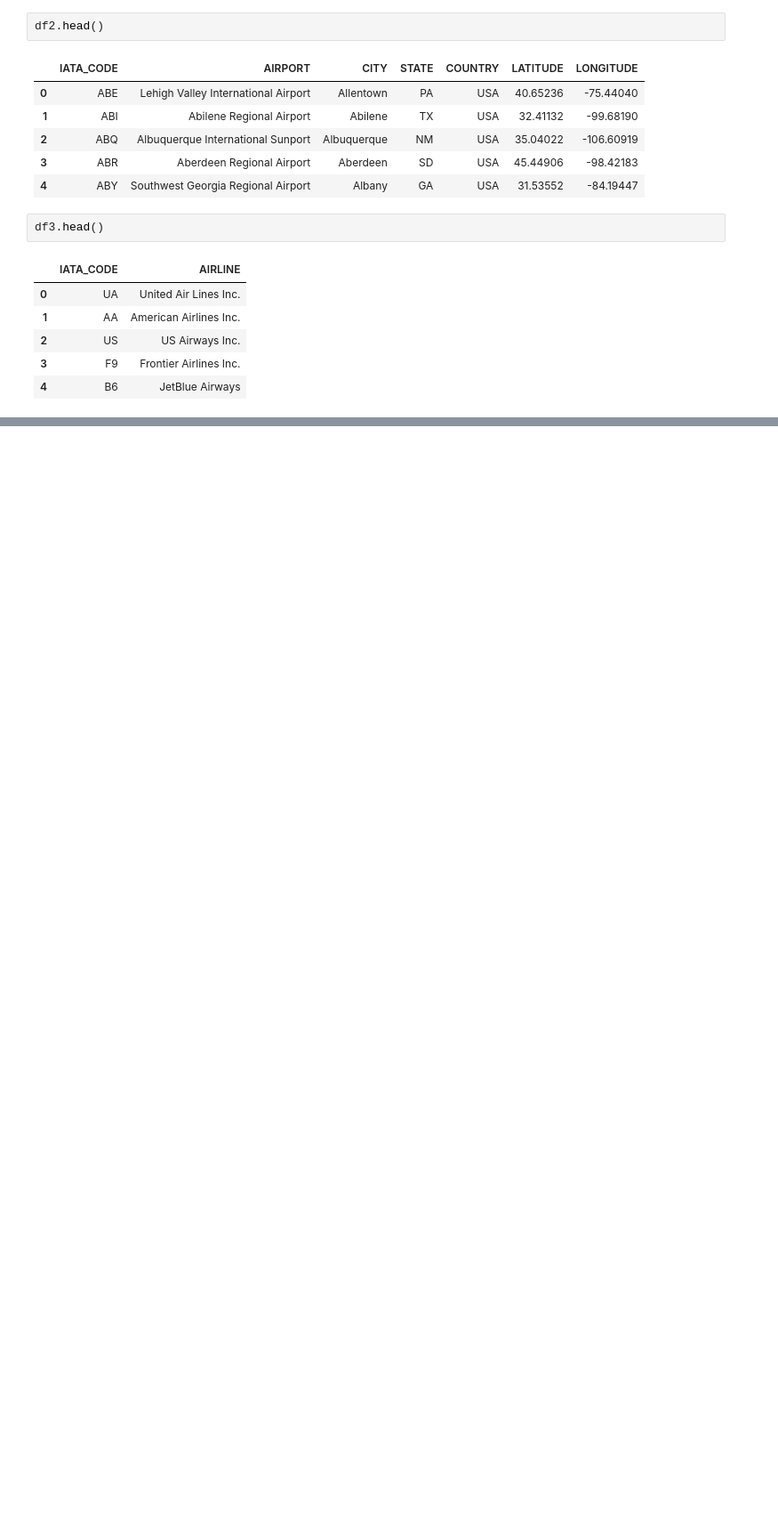
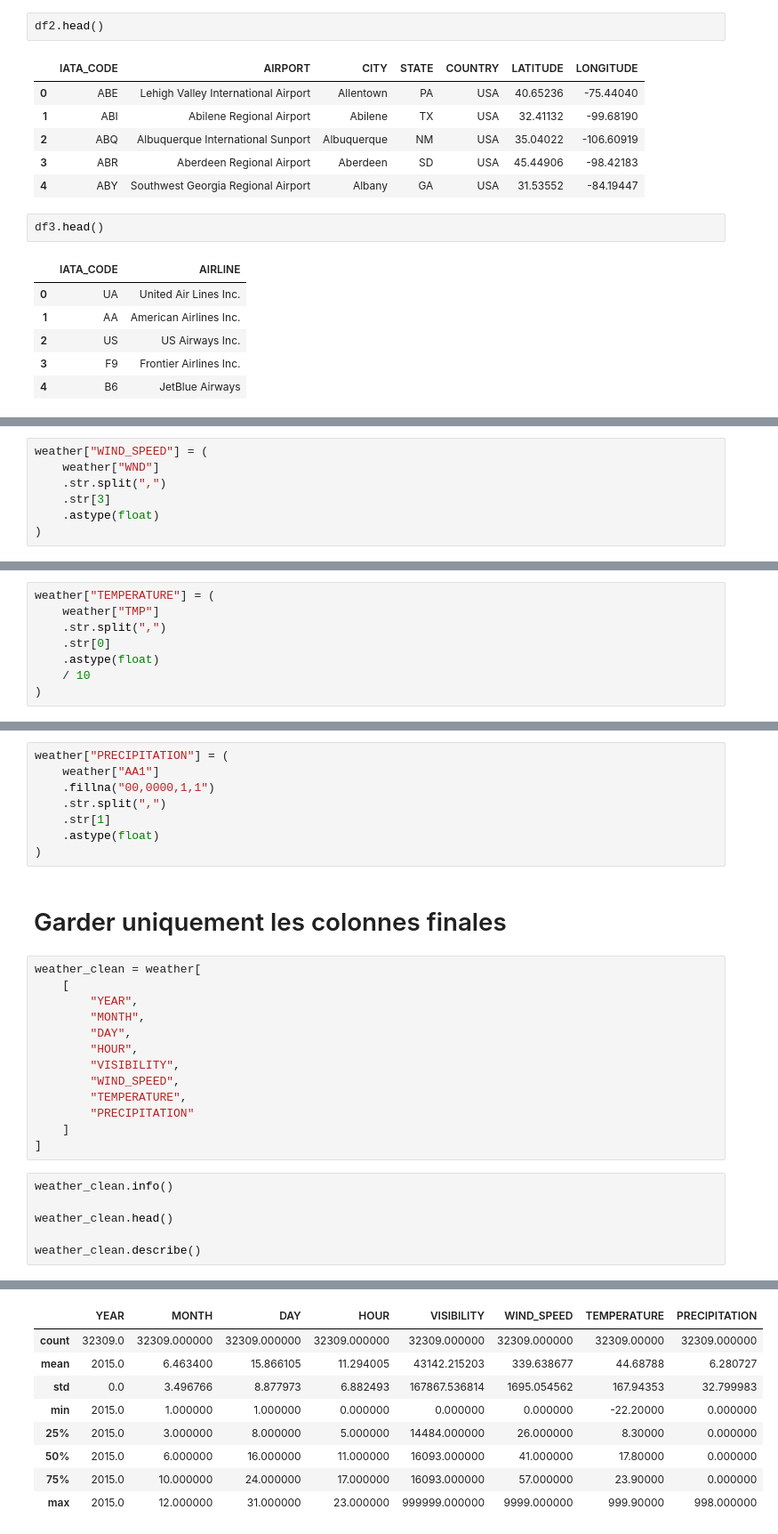
Before and after one commit to faosanelawani315-crypto/TCCHackDefend2026_DevStorm, a Jupyter notebook: colab/data_exploration_first.ipynb, the cells around one changed output, grey strips where cells are left out. Shown at 89% size. Drawn from its saved outputs; the diff is of its cells as text; blank space fills up the shorter version.

```diff
--- a/colab/data_exploration_first.ipynb
+++ b/colab/data_exploration_first.ipynb
@@ -199,0 +287,7 @@ df3.head()
+# %%
+weather["WIND_SPEED"] = (
+    weather["WND"]
+    .str.split(",")
+    .str[3]
+    .astype(float)
+)
@@ -199,0 +296,8 @@ df3.head()
+# %%
+weather["TEMPERATURE"] = (
+    weather["TMP"]
+    .str.split(",")
+    .str[0]
+    .astype(float)
+    / 10
+)
@@ -199,0 +306,30 @@ df3.head()
+# %%
+weather["PRECIPITATION"] = (
+    weather["AA1"]
+    .fillna("00,0000,1,1")
+    .str.split(",")
+    .str[1]
+    .astype(float)
+)
+# %% [markdown]
+# Garder uniquement les colonnes finales
+# %%
+weather_clean = weather[
+    [
+        "YEAR",
+        "MONTH",
+        "DAY",
+        "HOUR",
+        "VISIBILITY",
+        "WIND_SPEED",
+        "TEMPERATURE",
+        "PRECIPITATION"
+    ]
+]
+# %%
+weather_clean.info()
+
+weather_clean.head()
+
+weather_clean.describe()
+# %% [output]
@@ -199,0 +351,9 @@ df3.head()
+|  | YEAR | MONTH | DAY | HOUR | VISIBILITY | WIND_SPEED | TEMPERATURE | PRECIPITATION |
+| count | 32309.0 | 32309.000000 | 32309.000000 | 32309.000000 | 32309.000000 | 32309.000000 | 32309.00000 | 32309.000000 |
+| mean | 2015.0 | 6.463400 | 15.866105 | 11.294005 | 43142.215203 | 339.638677 | 44.68788 | 6.280727 |
+| std | 0.0 | 3.496766 | 8.877973 | 6.882493 | 167867.536814 | 1695.054562 | 167.94353 | 32.799983 |
+| min | 2015.0 | 1.000000 | 1.000000 | 0.000000 | 0.000000 | 0.000000 | -22.20000 | 0.000000 |
+| 25% | 2015.0 | 3.000000 | 8.000000 | 5.000000 | 14484.000000 | 26.000000 | 8.30000 | 0.000000 |
+| 50% | 2015.0 | 6.000000 | 16.000000 | 11.000000 | 16093.000000 | 41.000000 | 17.80000 | 0.000000 |
+| 75% | 2015.0 | 10.000000 | 24.000000 | 17.000000 | 16093.000000 | 57.000000 | 23.90000 | 0.000000 |
+| max | 2015.0 | 12.000000 | 31.000000 | 23.000000 | 999999.000000 | 9999.000000 | 999.90000 | 998.000000 |
```
Also changed, not shown: parts of 50 cells of this notebook.
